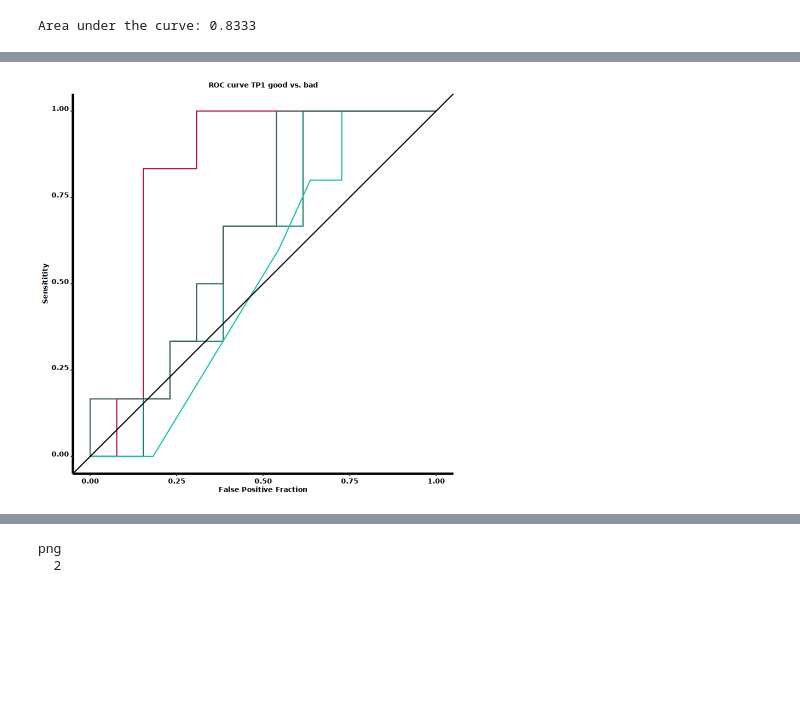
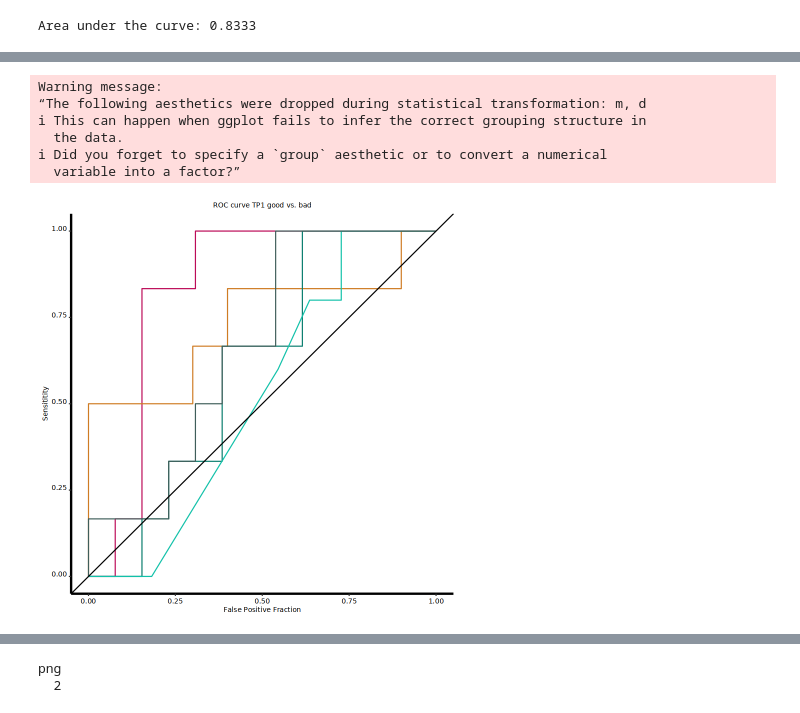
Before and after one commit to heiniglab/stemi_mofa, a Jupyter notebook: E/E9_Predictions_with_MOFA_Factors.ipynb, the cells around one changed output, grey strips where cells are left out. Cells and saved outputs as stored; diff of their text form; code cells hidden in the pictures; blank space fills up the shorter version.

```diff
--- a/E/E9_Predictions_with_MOFA_Factors.ipynb
+++ b/E/E9_Predictions_with_MOFA_Factors.ipynb
@@ -138,3 +161,5 @@ data = merge(factor_data, unique(sample_data[,c('sample_id', 'classification', '
+# %%
+data = merge(data, grace_score, all.x = TRUE)
 # %%
 ## Add normalized gene expression values of selected features
 # %%
@@ -169,2 +191,0 @@ nrow(data)
-# %%
-data = merge(data, ccs_scores, all.x = TRUE)
@@ -178,6 +197,7 @@ nrow(data)
 data$CK = as.numeric(data$CK)
 data$Troponin = as.numeric(data$Troponin)
 data$CRP = as.numeric(data$CRP)
+data$Grace_Score = as.numeric(data$Grace_Score)
 # %% [output]
 Warning message in eval(expr, envir, enclos):
 “NAs introduced by coercion”
@@ -184,2 +208,2 @@ Warning message in eval(expr, envir, enclos):
 # %%
-prediction_vars = c( 'Factor4',  'Normalized_CK', 'Normalized_CRP', 'Normalized_Troponin')
+prediction_vars = c( 'Factor4',  'Normalized_CK', 'Normalized_CRP', 'Normalized_Troponin', 'Grace_Score')
@@ -313,31 +366,39 @@ unique(prediction_data_long$variable_w_n)
 # %%
 ## Configuration + Modification of plot
 roc_plot = rocplot +
     plot_config +
     xtitle +
     ytitle +
     ggtitle('ROC curve TP1 good vs. bad') +
     geom_abline(slope = 1, intercept = 0) +
     scale_color_manual(values = c('Factor1 (n=21)' = "#BC0B58",
                                   'Factor4 (n=19)' = "#BC0B58",
                                   'Normalized_CK (n=19)' = "#087C6D",
                                   'Normalized_CRP (n=16)'="#11C1A9",
-                                  'Normalized_Troponin (n=19)'="#3F5E5A"
+                                  'Normalized_Troponin (n=19)'="#3F5E5A",
+                                  'Grace_Score (n=16)' = '#CF7C24'
                                  ))+
    scale_linetype_manual(values = c('Factor1 (n=21)' = "dashed",
                                     'Factor4 (n=19)' = "solid",
                                   'Normalized_CK (n=19)' = "solid",
                                   'Normalized_CRP (n=16)'="solid",
-                                  'Normalized_Troponin (n=19)'="solid"
+                                  'Normalized_Troponin (n=19)'="solid",
+                                     'Grace_Score (n=16)' = 'solid'
                                  ))+
     theme(legend.position = 'none')
 
 #legend_roc = get_legend(roc_plot)
 
 
 roc_plot
 # %% [output]
+Warning message:
+“The following aesthetics were dropped during statistical transformation: m, d
+ℹ This can happen when ggplot fails to infer the correct grouping structure in
+  the data.
+ℹ Did you forget to specify a `group` aesthetic or to convert a numerical
+  variable into a factor?”
-[figure, old version]
+[figure, new version]
 # %%
 pdf(paste0('figures/Final_Figures/', figure_name, version, '.pdf'), width =width_par, height =height_par)
 print(roc_plot)
```
Also changed, not shown: parts of 115 cells of this notebook, 12 other files.
